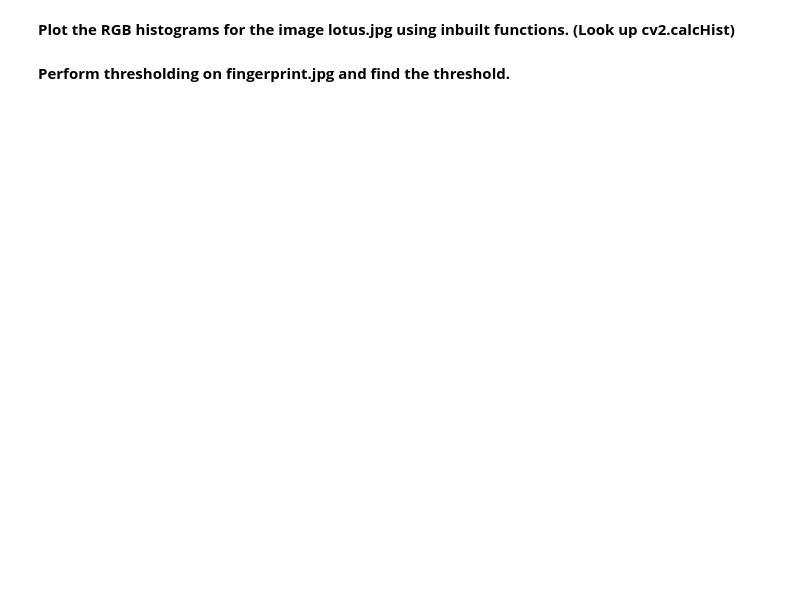
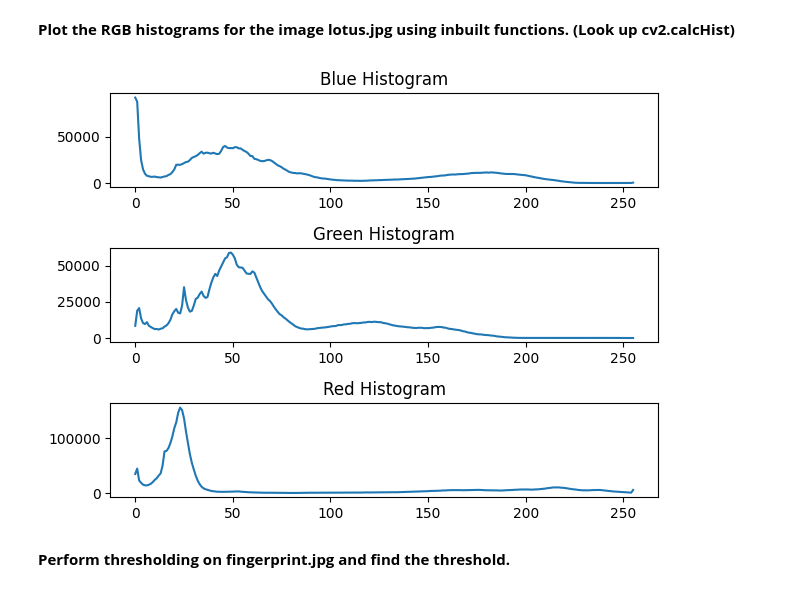
Before and after one commit to Harshavardhan-Pandurangan/CVIT_Workshop, a Jupyter notebook: Day 1/Session 1.ipynb, the cells around one changed output. Drawn from its saved outputs; the diff is of its cells as text; code cells hidden in the pictures; blank space fills up the shorter version.

```diff
--- a/Day 1/Session 1.ipynb
+++ b/Day 1/Session 1.ipynb
@@ -617,5 +787,29 @@ plt.show()
 # %% [markdown]
 **Plot the RGB histograms for the image lotus.jpg using inbuilt
 functions. (Look up cv2.calcHist)**
+# %%
+image_path = 'drive/MyDrive/Colab Notebooks/Images/lotus.jpg'
+image = cv2.imread(image_path)
+b, g, r = cv2.split(image)
+
+hist_b = cv2.calcHist([b], [0], None, [256], [0, 256])
+plt.subplot(3, 1, 1)
+plt.plot(hist_b)
+plt.title('Blue Histogram')
+
+hist_g = cv2.calcHist([g], [0], None, [256], [0, 256])
+plt.subplot(3, 1, 2)
+plt.plot(hist_g)
+plt.title('Green Histogram')
+
+hist_r = cv2.calcHist([r], [0], None, [256], [0, 256])
+plt.subplot(3, 1, 3)
+plt.plot(hist_r)
+plt.title('Red Histogram')
+
+plt.tight_layout()
+plt.show()
+# %% [output]
+[figure, added]
 # %% [markdown]
 **Perform thresholding on fingerprint.jpg and find the threshold.**
```
Also changed, not shown: parts of 27 cells of this notebook.
